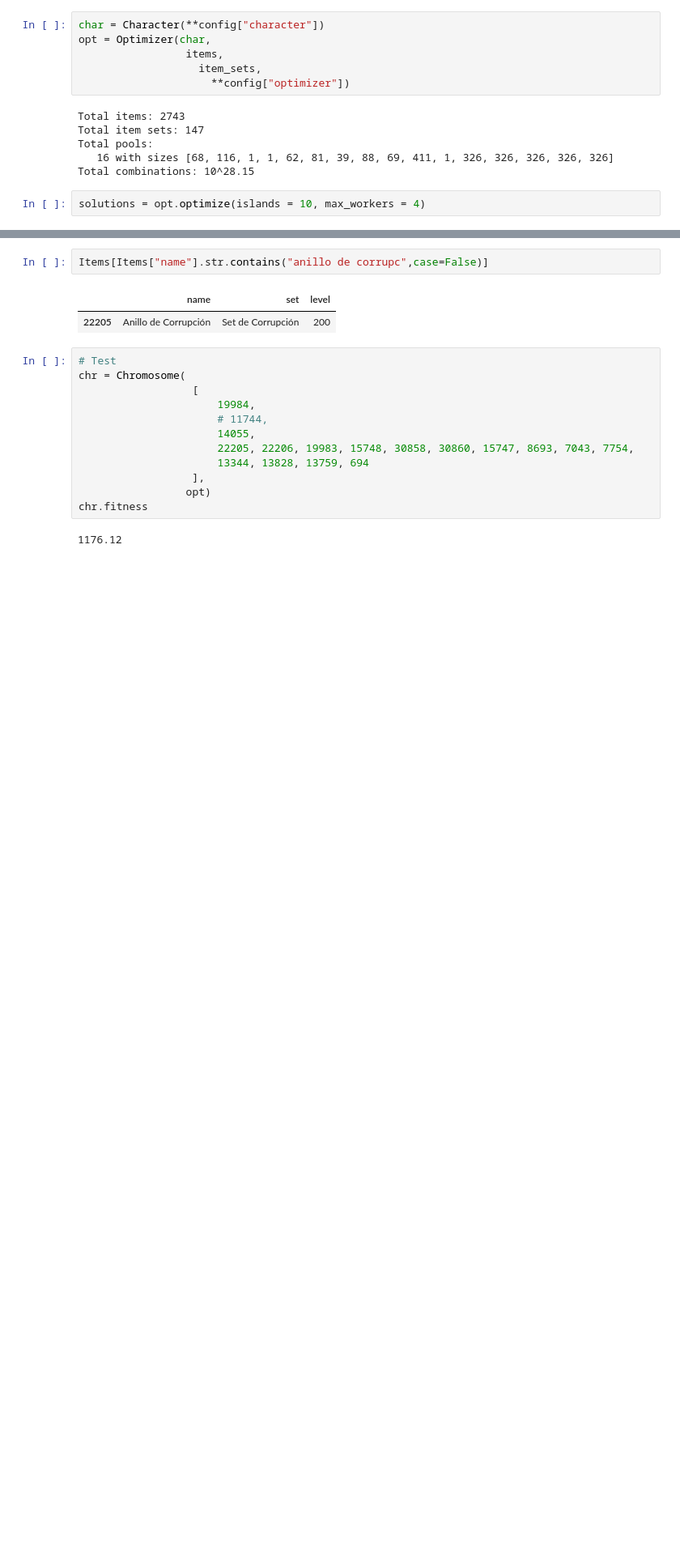
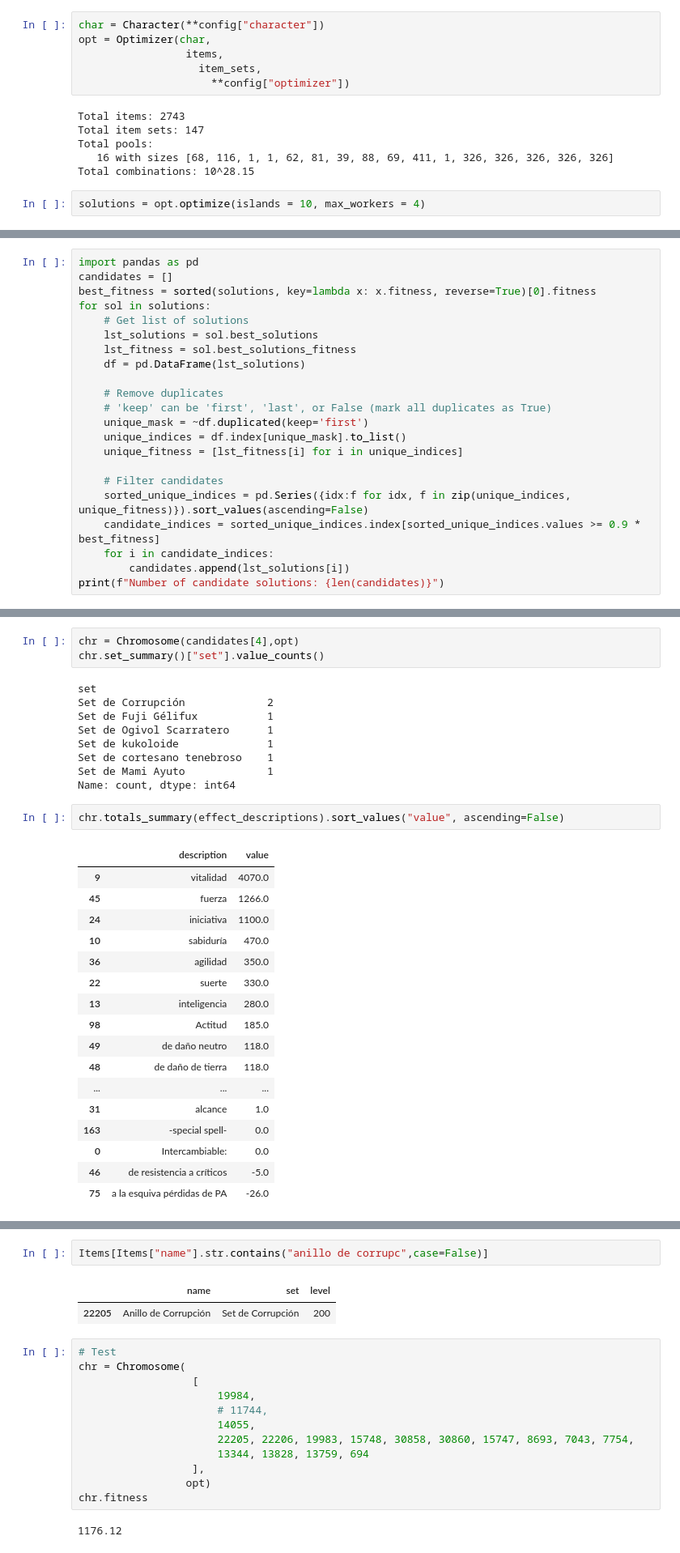
Before and after one commit to jdtibochab/dofus-set-optimizer, a Jupyter notebook: Optimize-Osa.ipynb, the cells around one changed output, grey strips where cells are left out. Shown: that part at 81% size. Drawn from its saved outputs; the diff is of its cells as text; blank space fills up the shorter version.

```diff
--- a/Optimize-Osa.ipynb
+++ b/Optimize-Osa.ipynb
@@ -257,0 +205,22 @@ AssertionError:
+# %%
+import pandas as pd
+candidates = []
+best_fitness = sorted(solutions, key=lambda x: x.fitness, reverse=True)[0].fitness
+for sol in solutions:
+    # Get list of solutions
+    lst_solutions = sol.best_solutions
+    lst_fitness = sol.best_solutions_fitness
+    df = pd.DataFrame(lst_solutions)
+
+    # Remove duplicates
+    # 'keep' can be 'first', 'last', or False (mark all duplicates as True)
+    unique_mask = ~df.duplicated(keep='first')
+    unique_indices = df.index[unique_mask].to_list()
+    unique_fitness = [lst_fitness[i] for i in unique_indices]
+
+    # Filter candidates
+    sorted_unique_indices = pd.Series({idx:f for idx, f in zip(unique_indices, unique_fitness)}).sort_values(ascending=False)
+    candidate_indices = sorted_unique_indices.index[sorted_unique_indices.values >= 0.9 * best_fitness]
+    for i in candidate_indices:
+        candidates.append(lst_solutions[i])
+print(f"Number of candidate solutions: {len(candidates)}")
@@ -257,0 +315,32 @@ AssertionError:
+# %%
+chr = Chromosome(candidates[4],opt)
+chr.set_summary()["set"].value_counts()
+# %% [output]
+set
+Set de Corrupción             2
+Set de Fuji Gélifux           1
+Set de Ogivol Scarratero      1
+Set de kukoloide              1
+Set de cortesano tenebroso    1
+Set de Mami Ayuto             1
+Name: count, dtype: int64
+# %%
+chr.totals_summary(effect_descriptions).sort_values("value", ascending=False)
+# %% [output]
+|  | description | value |
+| 9 | vitalidad | 4070.0 |
+| 45 | fuerza | 1266.0 |
+| 24 | iniciativa | 1100.0 |
+| 10 | sabiduría | 470.0 |
+| 36 | agilidad | 350.0 |
+| 22 | suerte | 330.0 |
+| 13 | inteligencia | 280.0 |
+| 98 | Actitud | 185.0 |
+| 49 | de daño neutro | 118.0 |
+| 48 | de daño de tierra | 118.0 |
+| ... | ... | ... |
+| 31 | alcance | 1.0 |
+| 163 | -special spell- | 0.0 |
+| 0 | Intercambiable: | 0.0 |
+| 46 | de resistencia a críticos | -5.0 |
+| 75 | a la esquiva pérdidas de PA | -26.0 |
```
Also changed, not shown: parts of 11 cells of this notebook, 5 other files.
